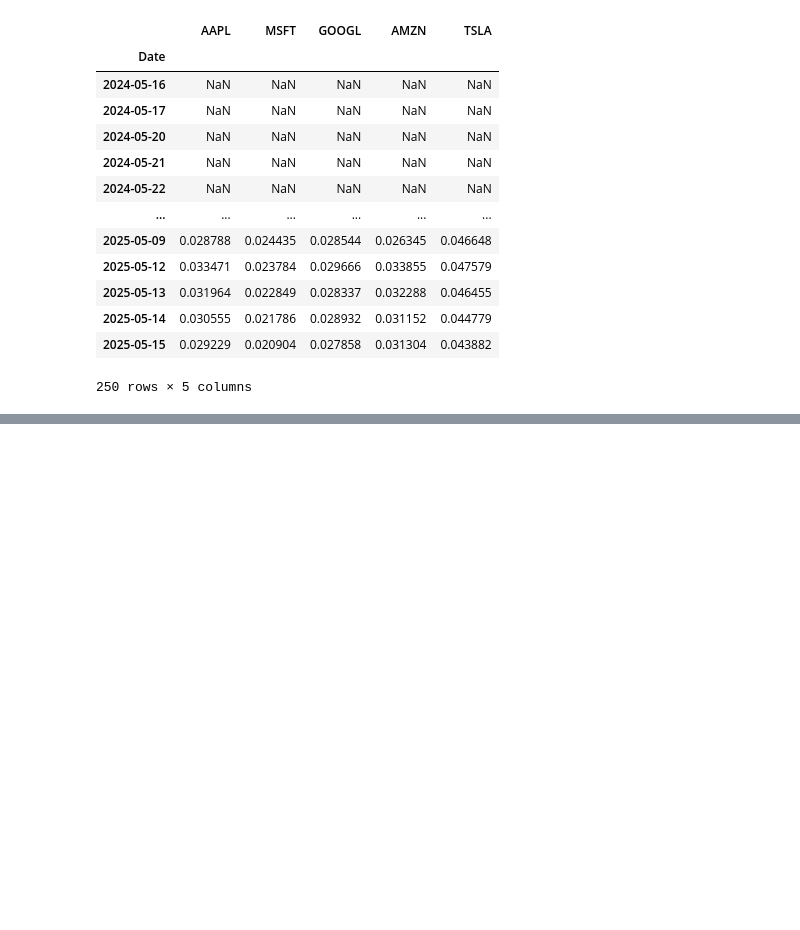
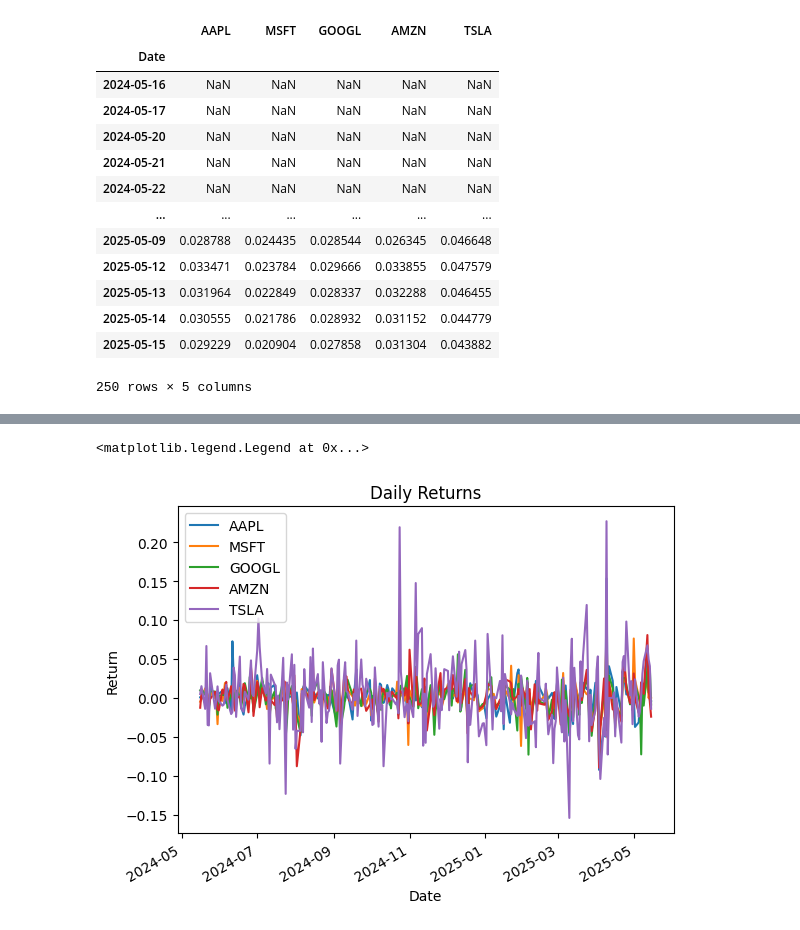
Before and after one commit to sohansputhran/quant-trading-system, a Jupyter notebook: notebooks/exploration.ipynb, the cells around one changed output, grey strips where cells are left out. Saved outputs shown, nothing was run; the diff lists cells and outputs as text; code cells hidden in the pictures; blank space fills up the shorter version.

```diff
--- a/notebooks/exploration.ipynb
+++ b/notebooks/exploration.ipynb
@@ -289,0 +311,9 @@ daily_return.ewm(com=10, min_periods=10).std()
+# %%
+daily_return.plot()
+plt.title('Daily Returns')
+plt.xlabel('Date')
+plt.ylabel('Return')
+plt.legend(stock_tickers)
+# %% [output]
+<matplotlib.legend.Legend at 0x...>
+[figure, added]
```
Also changed, not shown: parts of 6 cells of this notebook.
